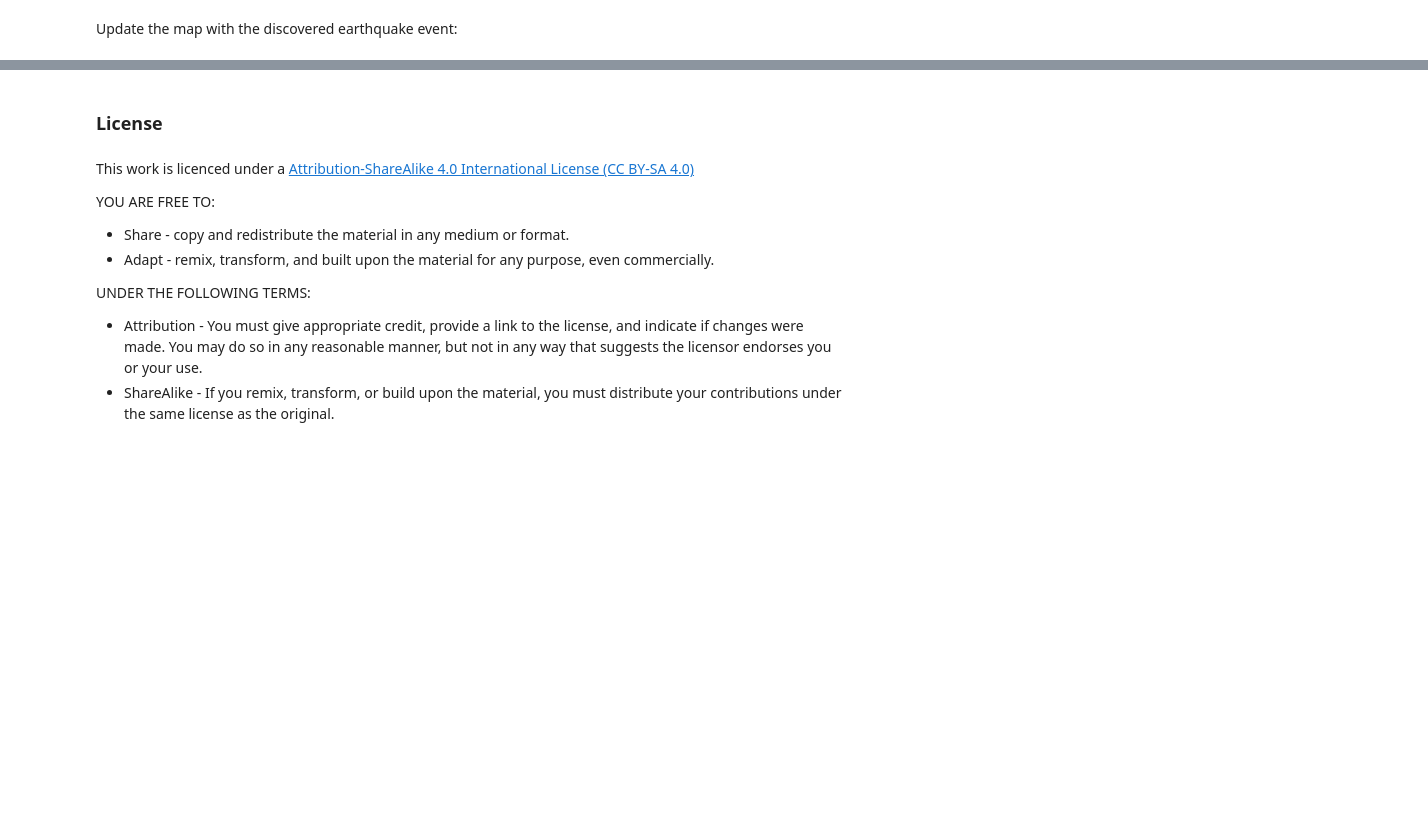
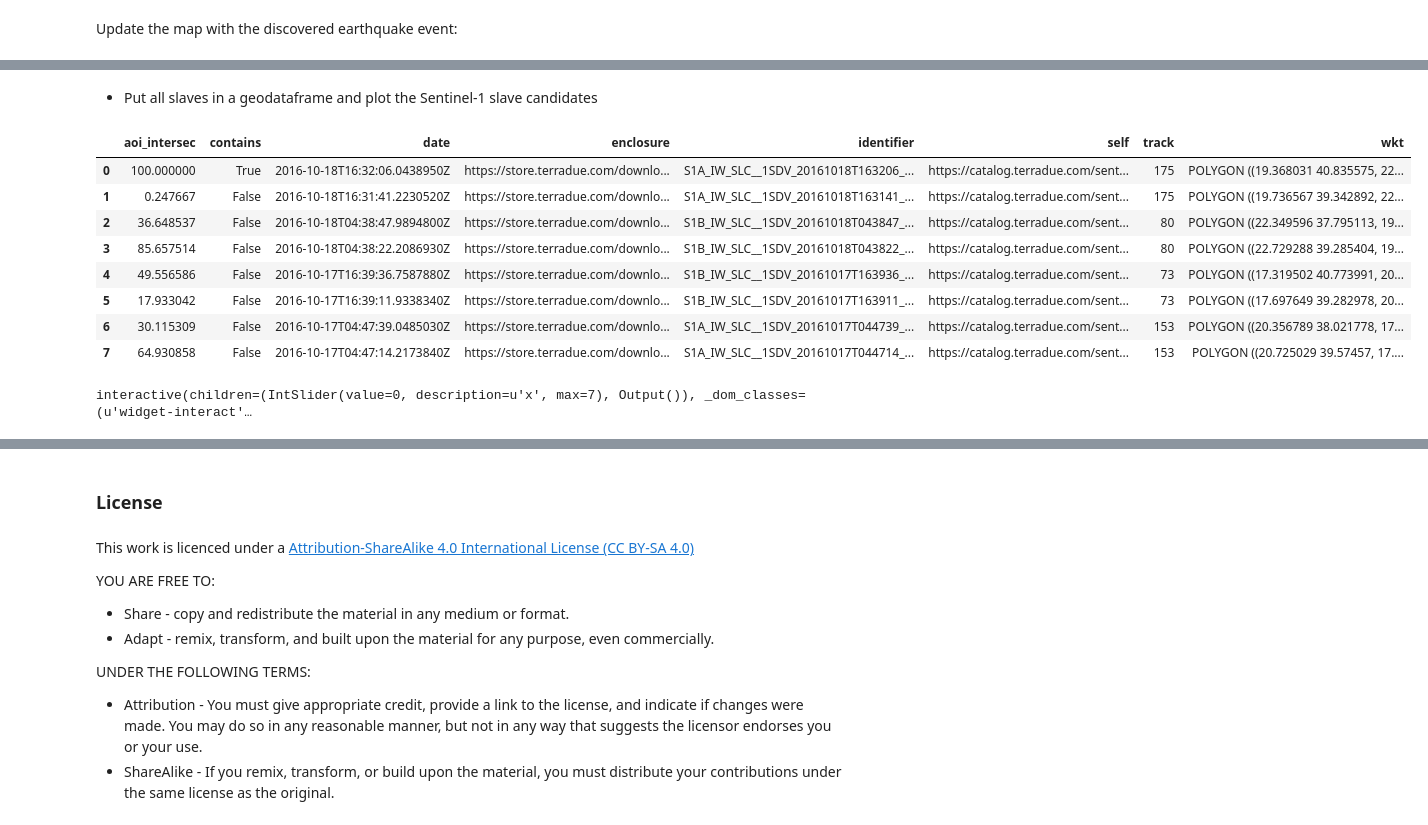
Before and after one commit to geohazards-tep/crl-school-2108, a Jupyter notebook: 01 - Earthquake discovery.ipynb, the cells around one changed output, grey strips where cells are left out. Saved outputs shown, nothing was run; the diff lists cells and outputs as text; code cells hidden in the pictures; blank space fills up the shorter version.

```diff
--- a/01 - Earthquake discovery.ipynb
+++ b/01 - Earthquake discovery.ipynb
@@ -164,0 +211,48 @@ The next Jupyter notebook of the training, **02 - Sentinel-1 discovery** shows h
+# %%
+search_params = dict([('geom', aoi_wkt),
+                      ('start', eq_search.earthquakes[eq_index].date),
+                      ('stop', slave_search_stop_date),
+                      ('pt', 'SLC')])
+# %%
+slave_search = ciop.search(end_point=series,
+                           params=search_params,
+                           output_fields='self,productType,track,enclosure,identifier,wkt,startdate',
+                           model='EOP')
+# %% [markdown]
+* Put all slaves in a geodataframe and plot the Sentinel-1 slave candidates
+# %%
+aoi = loads(aoi_wkt)
+# %%
+result = []
+
+locations = []
+
+for index, elem in enumerate(slave_search):
+
+    locations.append([t[::-1] for t in list(loads(elem['wkt']).exterior.coords)])
+
+    slave_wkt = loads(elem['wkt'])
+
+    result.append({'self' : elem['self'],
+                   'identifier' : elem['identifier'],
+                   'enclosure' : elem['enclosure'],
+                   'date' : elem['startdate'],
+                   'track' : elem['track'],
+                   'wkt': loads(elem['wkt']),
+                   'aoi_intersec' : (slave_wkt.intersection(aoi).area/aoi.area) * 100,
+                   'contains': slave_wkt.contains(aoi)
+                  })
+
+slaves = gp.GeoDataFrame(result)
+# %%
+slaves
+# %% [output]
+|  | aoi_intersec | contains | date | enclosure | identifier | self | track | wkt |
+| 0 | 100.000000 | True | 2016-10-18T16:32:06.0438950Z | https://store.terradue.com/downlo... | S1A_IW_SLC__1SDV_20161018T163206_... | https://catalog.terradue.com/sent... | 175 | POLYGON ((19.368031 40.835575, 22... |
+| 1 | 0.247667 | False | 2016-10-18T16:31:41.2230520Z | https://store.terradue.com/downlo... | S1A_IW_SLC__1SDV_20161018T163141_... | https://catalog.terradue.com/sent... | 175 | POLYGON ((19.736567 39.342892, 22... |
+| 2 | 36.648537 | False | 2016-10-18T04:38:47.9894800Z | https://store.terradue.com/downlo... | S1B_IW_SLC__1SDV_20161018T043847_... | https://catalog.terradue.com/sent... | 80 | POLYGON ((22.349596 37.795113, 19... |
+| 3 | 85.657514 | False | 2016-10-18T04:38:22.2086930Z | https://store.terradue.com/downlo... | S1B_IW_SLC__1SDV_20161018T043822_... | https://catalog.terradue.com/sent... | 80 | POLYGON ((22.729288 39.285404, 19... |
+| 4 | 49.556586 | False | 2016-10-17T16:39:36.7587880Z | https://store.terradue.com/downlo... | S1B_IW_SLC__1SDV_20161017T163936_... | https://catalog.terradue.com/sent... | 73 | POLYGON ((17.319502 40.773991, 20... |
+| 5 | 17.933042 | False | 2016-10-17T16:39:11.9338340Z | https://store.terradue.com/downlo... | S1B_IW_SLC__1SDV_20161017T163911_... | https://catalog.terradue.com/sent... | 73 | POLYGON ((17.697649 39.282978, 20... |
+| 6 | 30.115309 | False | 2016-10-17T04:47:39.0485030Z | https://store.terradue.com/downlo... | S1A_IW_SLC__1SDV_20161017T044739_... | https://catalog.terradue.com/sent... | 153 | POLYGON ((20.356789 38.021778, 17... |
+| 7 | 64.930858 | False | 2016-10-17T04:47:14.2173840Z | https://store.terradue.com/downlo... | S1A_IW_SLC__1SDV_20161017T044714_... | https://catalog.terradue.com/sent... | 153 | POLYGON ((20.725029 39.57457, 17.... |
@@ -164,0 +295,5 @@ The next Jupyter notebook of the training, **02 - Sentinel-1 discovery** shows h
+# %%
+
+interact(f, x=widgets.IntSlider(min=0,max=len(slaves)-1,step=1,value=0));
+# %% [output]
+interactive(children=(IntSlider(value=0, description=u'x', max=7), Output()), _dom_classes=(u'widget-interact'…
```
Also changed, not shown: parts of 61 cells of this notebook, 1 other file.
